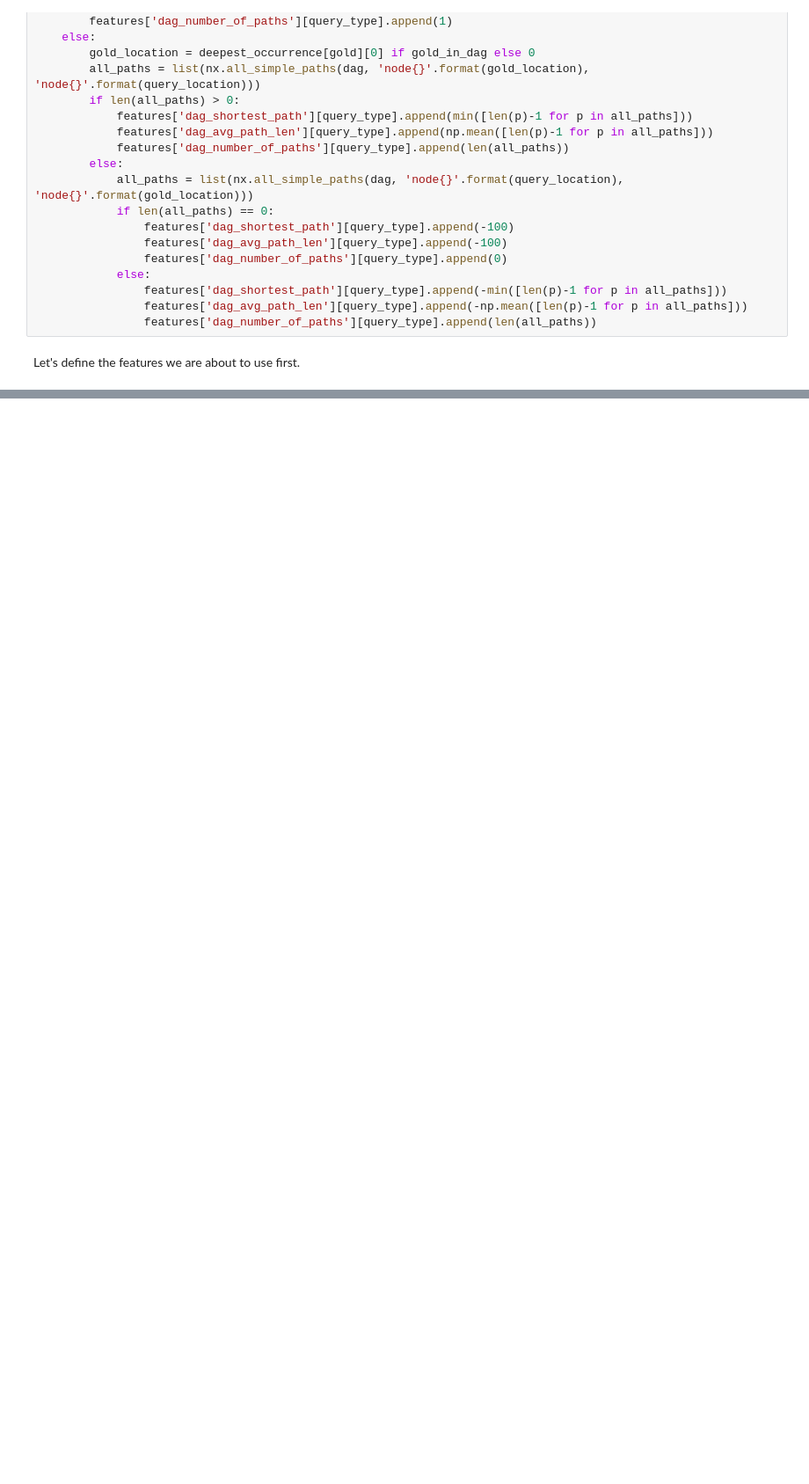
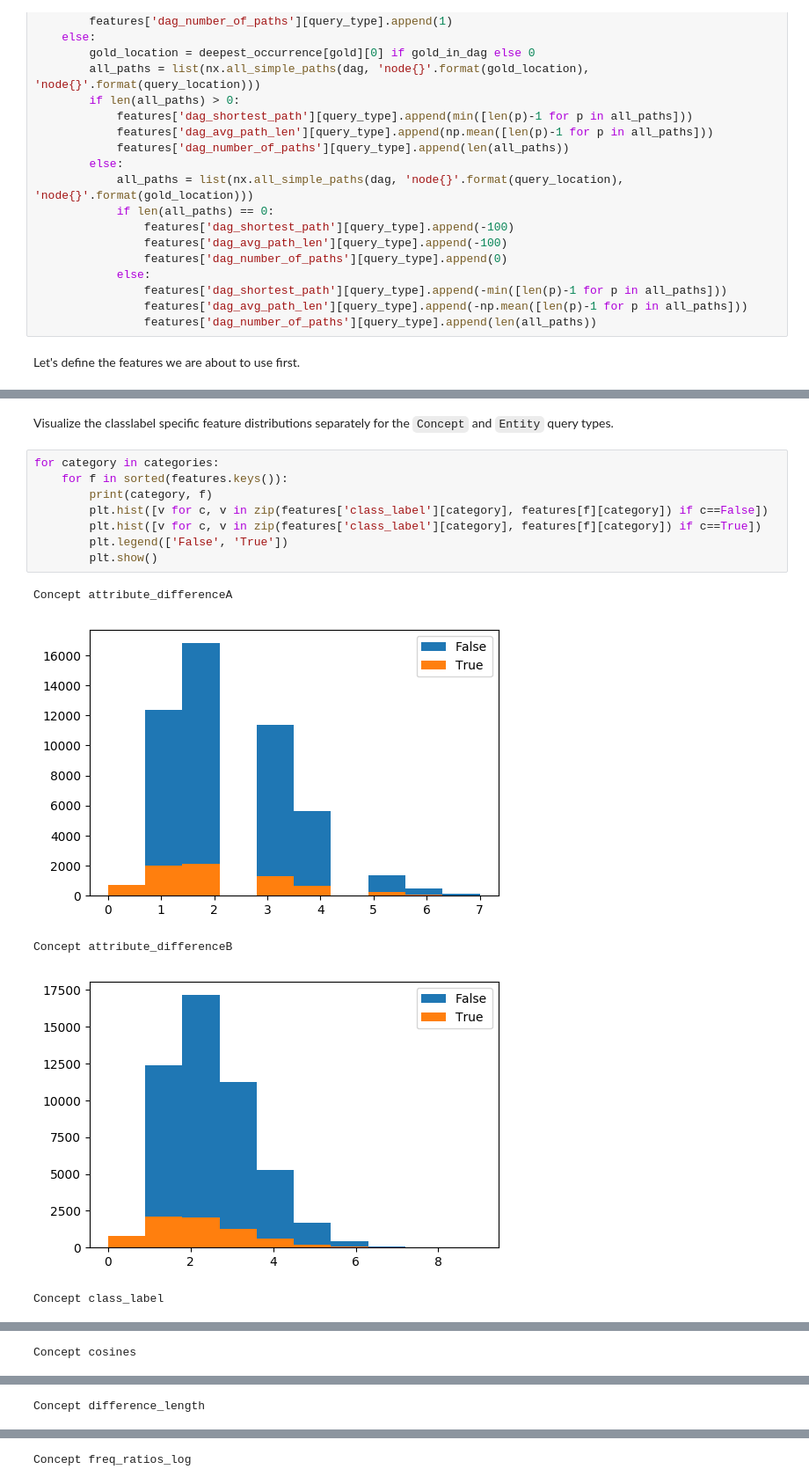
Before and after one commit to begab/fca_hypernymy, a Jupyter notebook: feature_generator.ipynb, the cells around one changed output, grey strips where cells are left out. Shown at 88% size. Cells and saved outputs as stored; diff of their text form; blank space fills up the shorter version.

```diff
--- a/feature_generator.ipynb
+++ b/feature_generator.ipynb
@@ -231,0 +242,16 @@ has_textual_overlap
+# %% [markdown]
+Visualize the classlabel specific feature distributions separately for the `Concept` and `Entity` query types.
+# %%
+for category in categories:
+    for f in sorted(features.keys()):
+        print(category, f)
+        plt.hist([v for c, v in zip(features['class_label'][category], features[f][category]) if c==False])
+        plt.hist([v for c, v in zip(features['class_label'][category], features[f][category]) if c==True])
+        plt.legend(['False', 'True'])
+        plt.show()
+# %% [output]
+Concept attribute_differenceA
+[figure, added]
+Concept attribute_differenceB
+[figure, added]
+Concept class_label
@@ -231,0 +259 @@ has_textual_overlap
+Concept cosines
@@ -231,0 +261 @@ has_textual_overlap
+Concept difference_length
@@ -231,0 +263 @@ has_textual_overlap
+Concept freq_ratios_log
```
Also changed, not shown: parts of 8 cells of this notebook, 1 other file.
